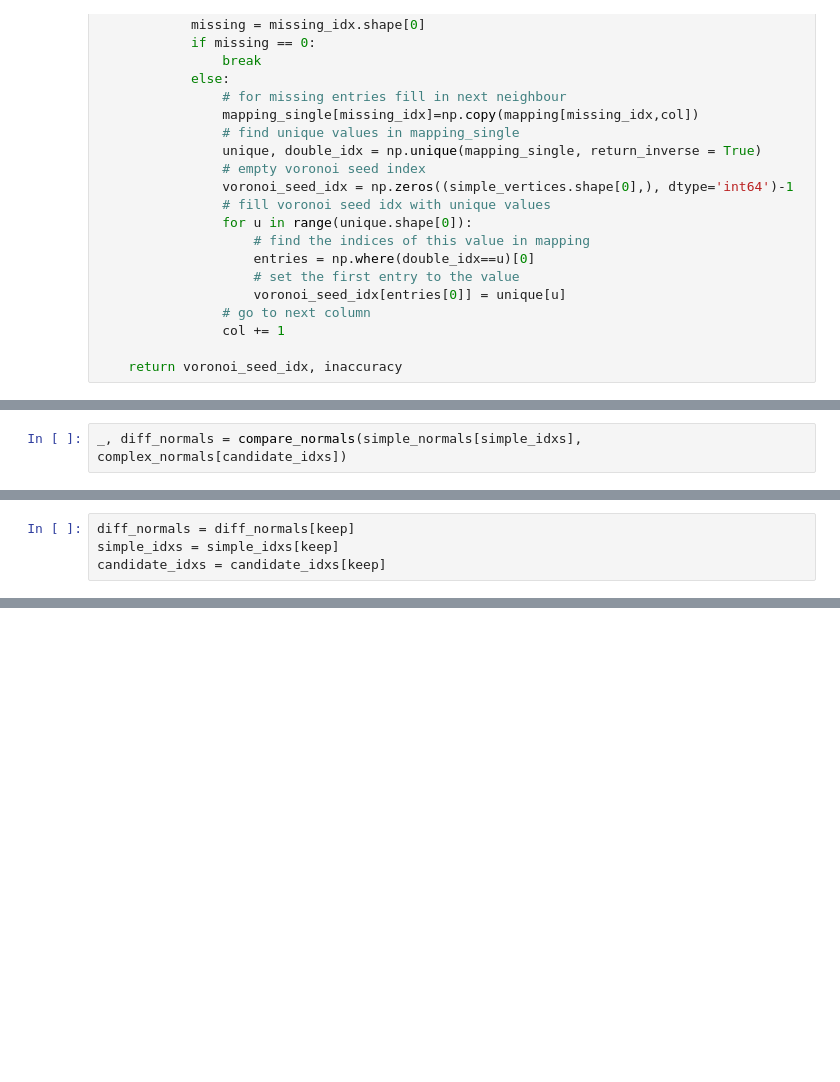
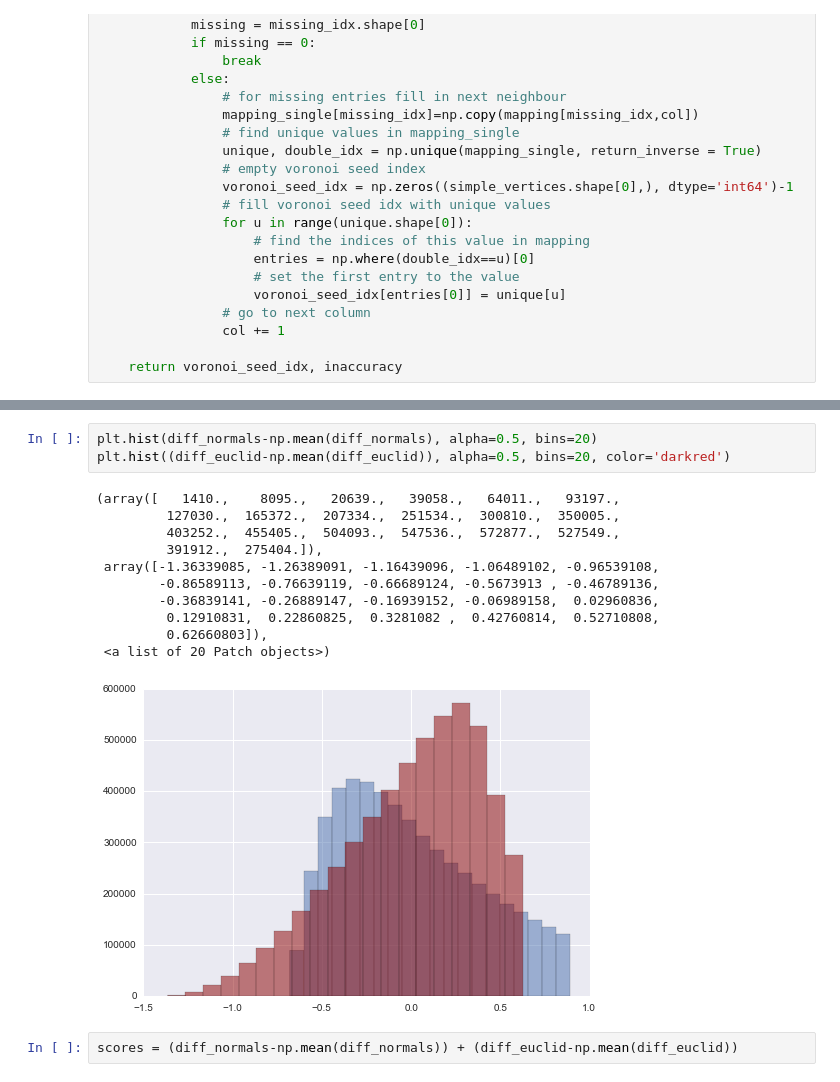
Before and after one commit to juhuntenburg/myelinconnect, a Jupyter notebook: notebooks/comparing_normals.ipynb, the cells around one changed output, grey strips where cells are left out. Saved outputs shown, nothing was run; the diff lists cells and outputs as text; blank space fills up the shorter version.

Commit message:
working on new voronoi seed function incorporating comparison of normals

```diff
--- a/notebooks/comparing_normals.ipynb
+++ b/notebooks/comparing_normals.ipynb
@@ -168,2 +146,0 @@ complex_normals = calculate_normals(complex_vertices, complex_f)
-# %%
-_, diff_normals = compare_normals(simple_normals[simple_idxs], complex_normals[candidate_idxs])
@@ -253,4 +146,0 @@ def find_voronoi_seeds(simple_vertices, simple_faces, complex_vertices, complex_
-# %%
-diff_normals = diff_normals[keep]
-simple_idxs = simple_idxs[keep]
-candidate_idxs = candidate_idxs[keep]
@@ -273,0 +220,17 @@ plt.hist(diff_euclid, bins=20)
+# %%
+plt.hist(diff_normals-np.mean(diff_normals), alpha=0.5, bins=20)
+plt.hist((diff_euclid-np.mean(diff_euclid)), alpha=0.5, bins=20, color='darkred')
+# %% [output]
+(array([   1410.,    8095.,   20639.,   39058.,   64011.,   93197.,
+         127030.,  165372.,  207334.,  251534.,  300810.,  350005.,
+         403252.,  455405.,  504093.,  547536.,  572877.,  527549.,
+         391912.,  275404.]),
+ array([-1.36339085, -1.26389091, -1.16439096, -1.06489102, -0.96539108,
+        -0.86589113, -0.76639119, -0.66689124, -0.5673913 , -0.46789136,
+        -0.36839141, -0.26889147, -0.16939152, -0.06989158,  0.02960836,
+         0.12910831,  0.22860825,  0.3281082 ,  0.42760814,  0.52710808,
+         0.62660803]),
+ <a list of 20 Patch objects>)
+[figure, added]
+# %%
+scores = (diff_normals-np.mean(diff_normals)) + (diff_euclid-np.mean(diff_euclid))
```
Also changed, not shown: parts of 43 cells of this notebook.
